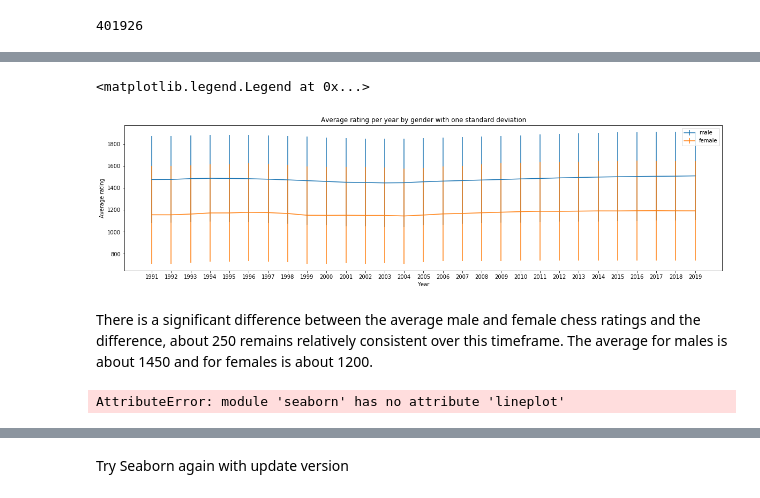
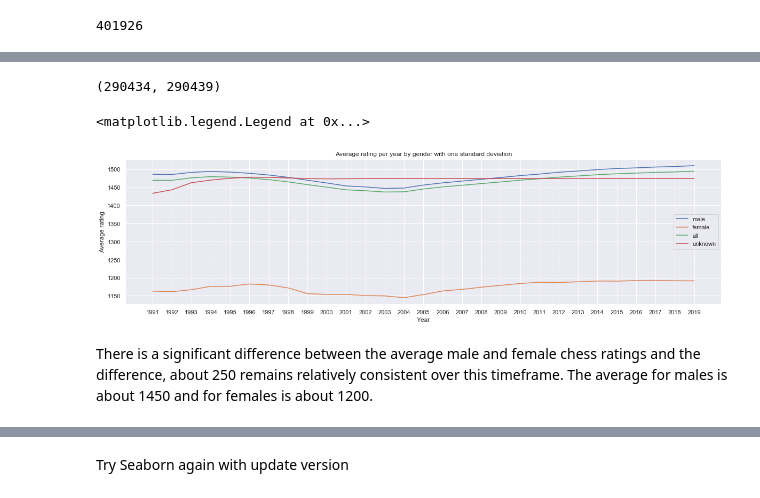
Before and after one commit to AstroBoy1/chess-ds, a Jupyter notebook: chess_exploration.ipynb, the cells around one changed output, grey strips where cells are left out. Saved outputs shown, nothing was run; the diff lists cells and outputs as text; code cells hidden in the pictures.

```diff
--- a/chess_exploration.ipynb
+++ b/chess_exploration.ipynb
@@ -351,26 +418,44 @@ https://pandas.pydata.org/pandas-docs/stable/indexing.html#deprecate-loc-reindex
+# %%
+len(female_df.columns) + len(male_df.columns) + len(unknown_df.columns), len(df_aggs.columns)
+# %% [output]
+(290434, 290439)
 # %%
 male_df_aggs = male_df.copy(deep=True)
 male_df_aggs['mean'] = male_df.mean(axis=1)
 male_df_aggs['std'] = male_df.std(axis=1)
+male_df_aggs['median'] = male_df.median(axis=1)
+male_df_aggs['max'] = male_df.max(axis=1)
+male_df_aggs['min'] = male_df.min(axis=1)
 # %%
 female_df_aggs = female_df.copy(deep=True)
 female_df_aggs['mean'] = female_df.mean(axis=1)
 female_df_aggs['std'] = female_df.std(axis=1)
+female_df_aggs['median'] = female_df.median(axis=1)
+female_df_aggs['max'] = female_df.max(axis=1)
+female_df_aggs['min'] = female_df.min(axis=1)
+# %%
+unknown_df_aggs = unknown_df.copy(deep=True)
+unknown_df_aggs['mean'] = unknown_df.mean(axis=1)
+unknown_df_aggs['std'] = unknown_df.std(axis=1)
+unknown_df_aggs['median'] = unknown_df.median(axis=1)
+unknown_df_aggs['max'] = unknown_df.max(axis=1)
+unknown_df_aggs['min'] = unknown_df.min(axis=1)
+# %%
+df_aggs['median'] = df_aggs.median(axis=1)
+df_aggs['max'] = df_aggs.max(axis=1)
+df_aggs['min'] = df_aggs.min(axis=1)
 # %%
 plt.figure(figsize=(20, 5))
-plt.errorbar(male_df_aggs.index, male_df_aggs['mean'].values, male_df_aggs['std'].values, label="male")
-plt.errorbar(female_df_aggs.index, female_df_aggs['mean'].values, female_df_aggs['std'].values, label="female")
-#plt.errorbar(df_aggs.index, df_aggs['mean'].values, df_aggs['std'].values, label="average")
+plt.plot(male_df_aggs.index, male_df_aggs['mean'].values, label="male")
+plt.plot(female_df_aggs.index, female_df_aggs['mean'].values, label="female")
+plt.plot(df_aggs.index, df_aggs['mean'].values, label="all")
+plt.plot(df_aggs.index, unknown_df_aggs['mean'].values, label="unknown")
 plt.title("Average rating per year by gender with one standard deviation")
 plt.xlabel("Year")
 plt.ylabel("Average rating")
 plt.legend()
 # %% [output]
 <matplotlib.legend.Legend at 0x...>
-[figure, old version]
+[figure, new version]
 # %% [markdown]
 There is a significant difference between the average male and female chess ratings and the difference, about 250 remains relatively consistent over this timeframe. The average for males is about 1450 and for females is about 1200.
-# %%
-ax = sns.lineplot(x="index", y="mean", data=df_aggs)
-# %% [output]
-AttributeError: module 'seaborn' has no attribute 'lineplot'
```
Also changed, not shown: parts of 26 cells of this notebook.
